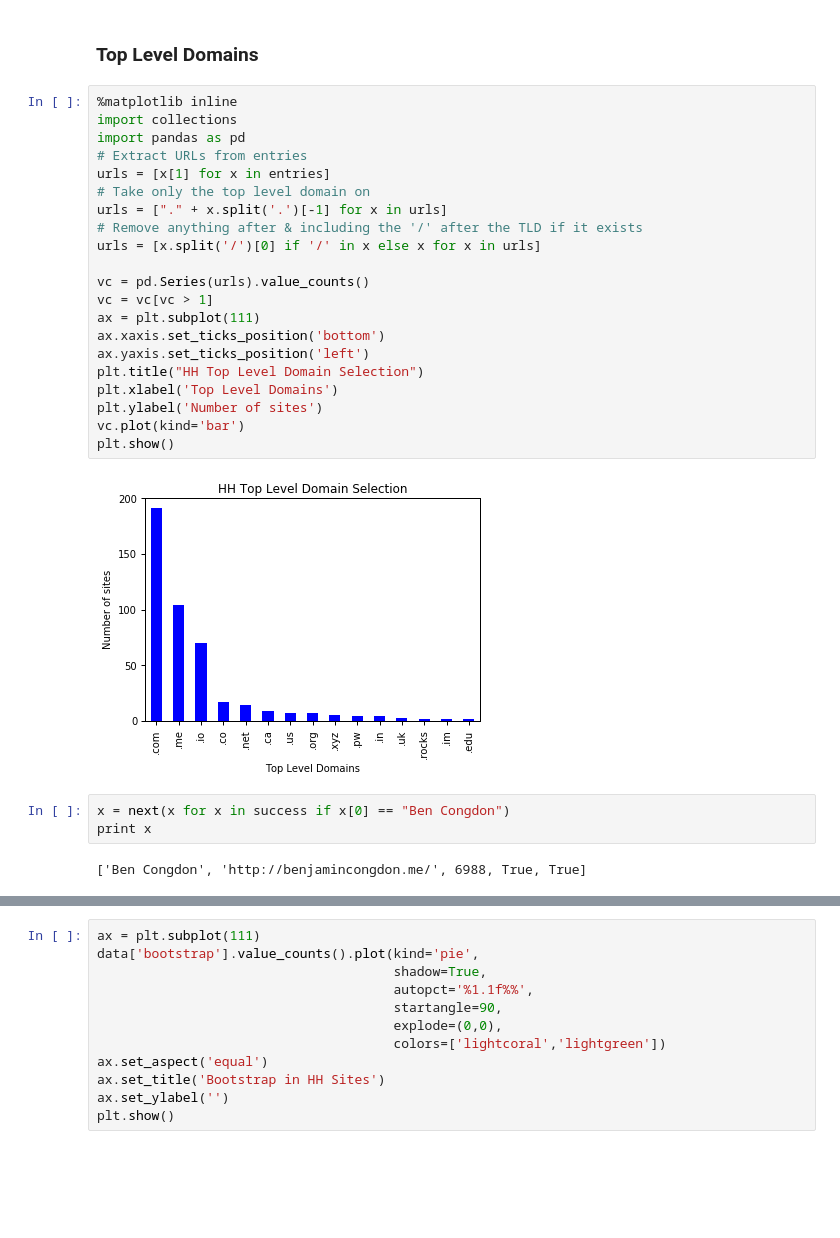
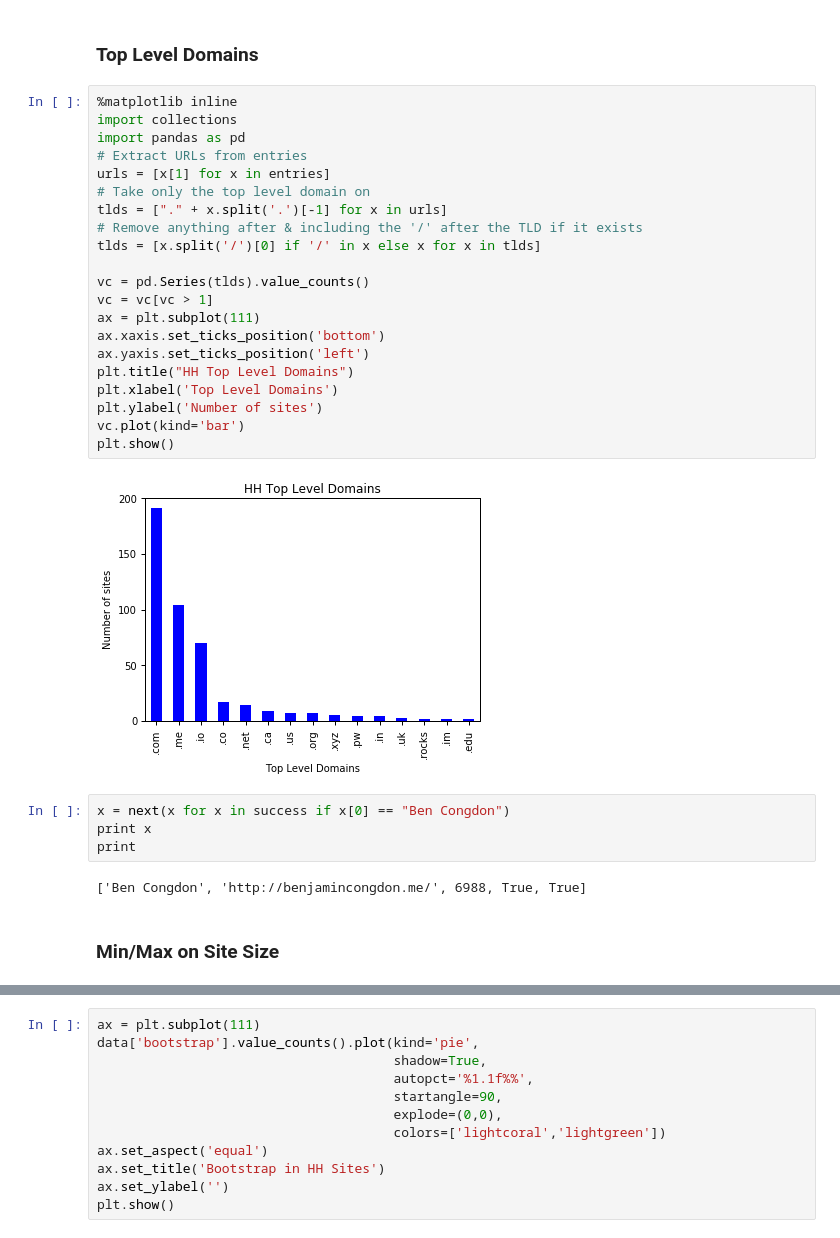
Before and after one commit to bcongdon/Data-Science-Projects, a Jupyter notebook: Hackathon Hackers Sites.ipynb, the cells around one changed output, grey strips where cells are left out. Cells and saved outputs as stored; diff of their text form; blank space fills up the shorter version.

```diff
--- a/Hackathon Hackers Sites.ipynb
+++ b/Hackathon Hackers Sites.ipynb
@@ -74,31 +74,34 @@ plt.show()
 # %%
 %matplotlib inline
 import collections
 import pandas as pd
 # Extract URLs from entries
 urls = [x[1] for x in entries]
 # Take only the top level domain on
-urls = ["." + x.split('.')[-1] for x in urls]
+tlds = ["." + x.split('.')[-1] for x in urls]
 # Remove anything after & including the '/' after the TLD if it exists
-urls = [x.split('/')[0] if '/' in x else x for x in urls]
+tlds = [x.split('/')[0] if '/' in x else x for x in tlds]
 
-vc = pd.Series(urls).value_counts()
+vc = pd.Series(tlds).value_counts()
 vc = vc[vc > 1]
 ax = plt.subplot(111)
 ax.xaxis.set_ticks_position('bottom')
 ax.yaxis.set_ticks_position('left')
-plt.title("HH Top Level Domain Selection")
+plt.title("HH Top Level Domains")
 plt.xlabel('Top Level Domains')
 plt.ylabel('Number of sites')
 vc.plot(kind='bar')
 plt.show()
 # %% [output]
-[figure, old version]
+[figure, new version]
 # %%
 x = next(x for x in success if x[0] == "Ben Congdon")
 print x
+print
 # %% [output]
 ['Ben Congdon', 'http://benjamincongdon.me/', 6988, True, True]
+# %% [markdown]
+### Min/Max on Site Size
 # %%
 data = pd.DataFrame(success)
 data.columns = ['name','url','size','bootstrap','jQuery']
```
Also changed, not shown: parts of 11 cells of this notebook.
